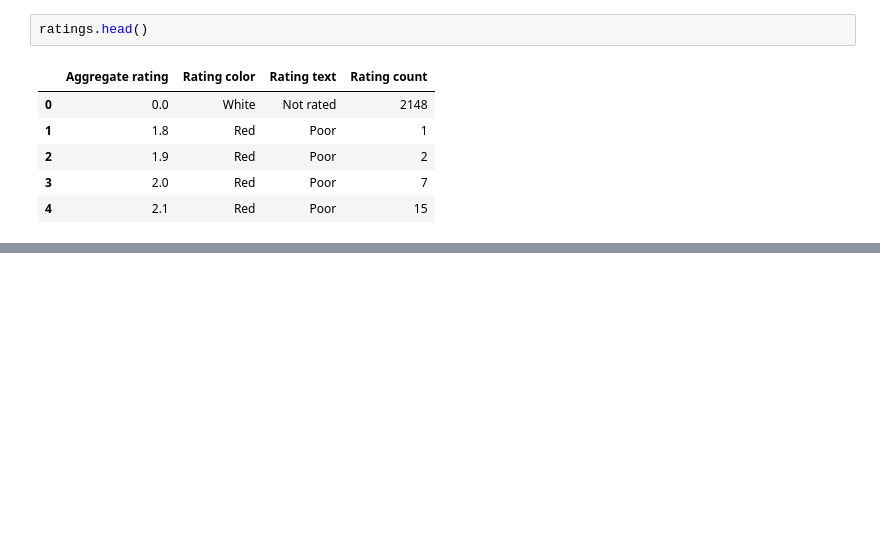
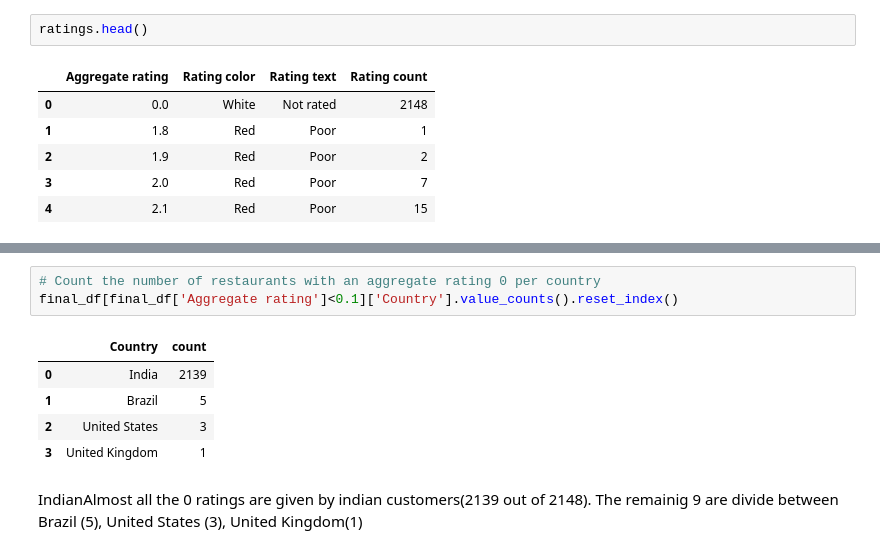
Before and after one commit to KekeliFeda/RESTAURANT_EDA, a Jupyter notebook: EDA.ipynb, the cells around one changed output, grey strips where cells are left out. Drawn from its saved outputs; the diff is of its cells as text; blank space fills up the shorter version.

```diff
--- a/EDA.ipynb
+++ b/EDA.ipynb
@@ -174,0 +181,11 @@ sns.barplot(x='Aggregate rating', y='Rating count', data=ratings)
+# %%
+# Count the number of restaurants with an aggregate rating 0 per country
+final_df[final_df['Aggregate rating']<0.1]['Country'].value_counts().reset_index()
+# %% [output]
+|  | Country | count |
+| 0 | India | 2139 |
+| 1 | Brazil | 5 |
+| 2 | United States | 3 |
+| 3 | United Kingdom | 1 |
+# %% [markdown]
+IndianAlmost all the 0 ratings are given by indian customers(2139 out of 2148). The remainig 9 are divide between Brazil (5), United States (3), United Kingdom(1)
```
Also changed, not shown: parts of 5 cells of this notebook.
